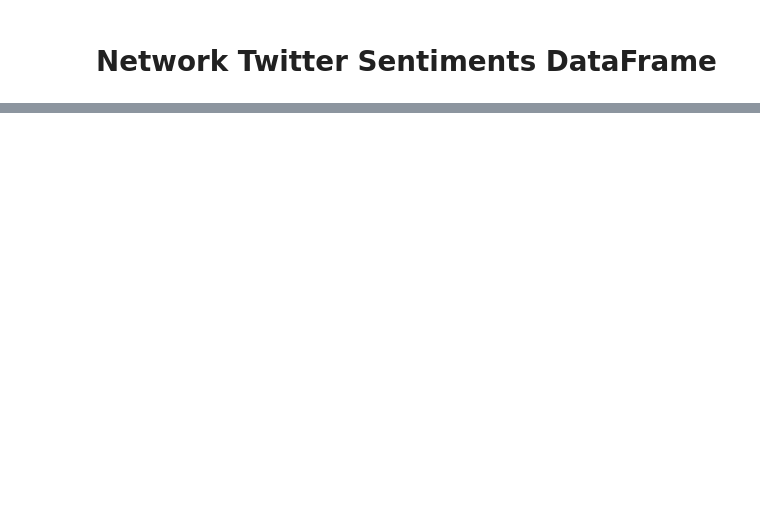
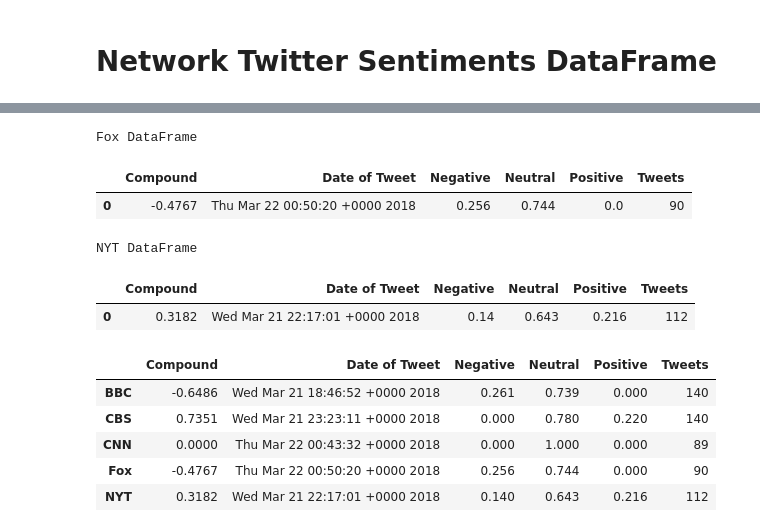
Before and after one commit to FutureGM/Distinguishing_Sentiments, a Jupyter notebook: Distinguishing_Sentiments.ipynb, the cells around one changed output, grey strips where cells are left out. Drawn from its saved outputs; the diff is of its cells as text; code cells hidden in the pictures; blank space fills up the shorter version.

```diff
--- a/Distinguishing_Sentiments.ipynb
+++ b/Distinguishing_Sentiments.ipynb
@@ -214,0 +327,71 @@ End of NYT Scores
+# %%
+foxSentiments_DF = pd.DataFrame({"Compound": compound_list4,
+                            "Positive": positive_list4,
+                            "Neutral": neutral_list4,
+                            "Negative": negative_list4,
+                            "Tweets": tweet_list4,
+                            "Date of Tweet": dates_list4})
+
+print("Fox DataFrame")
+fox = foxSentiments_DF
+fox
+# %% [output]
+Fox DataFrame
+|  | Compound | Date of Tweet | Negative | Neutral | Positive | Tweets |
+| 0 | -0.4767 | Thu Mar 22 00:50:20 +0000 2018 | 0.256 | 0.744 | 0.0 | 90 |
+# %%
+nytSentiments_DF = pd.DataFrame({"Compound": compound_list5,
+                            "Positive": positive_list5,
+                            "Neutral": neutral_list5,
+                            "Negative": negative_list5,
+                            "Tweets": tweet_list5,
+                            "Date of Tweet": dates_list5})
+
+print("NYT DataFrame")
+nyt = nytSentiments_DF
+nyt
+# %% [output]
+NYT DataFrame
+|  | Compound | Date of Tweet | Negative | Neutral | Positive | Tweets |
+| 0 | 0.3182 | Wed Mar 21 22:17:01 +0000 2018 | 0.14 | 0.643 | 0.216 | 112 |
+# %%
+#Merging all DataFrames for Plotting:
+#Trying Concatenating Objects
+
+# merge_DF = []
+# merge_DF = pd.merge(bbcSentiments_DF,
+#                     cbsSentiments_DF,
+#                     how="outer",
+#                     sort=True)
+
+# merge_DF = pd.merge(merge_DF,
+#                     cnnSentiments_DF,
+#                     how = "outer",
+#                     sort=True)
+
+# merge_DF = pd.merge(merge_DF,
+#                     foxSentiments_DF,
+#                     how = "outer",
+#                     sort=True)
+
+# merge_DF = pd.merge(merge_DF,
+#                     foxSentiments_DF,
+#                     how = "outer",
+#                     sort=True)
+
+# merge_DF = pd.merge(merge_DF,
+#                     nytSentiments_DF,
+#                     how = "outer",
+#                     sort=True)
+merge_DF = [bbc, cbs, cnn, fox, nyt]
+
+merge_results = pd.concat(merge_DF)
+merge_results.index = ["BBC", "CBS", "CNN", "Fox", "NYT"]
+merge_results
+# %% [output]
+|  | Compound | Date of Tweet | Negative | Neutral | Positive | Tweets |
+| BBC | -0.6486 | Wed Mar 21 18:46:52 +0000 2018 | 0.261 | 0.739 | 0.000 | 140 |
+| CBS | 0.7351 | Wed Mar 21 23:23:11 +0000 2018 | 0.000 | 0.780 | 0.220 | 140 |
+| CNN | 0.0000 | Thu Mar 22 00:43:32 +0000 2018 | 0.000 | 1.000 | 0.000 | 89 |
+| Fox | -0.4767 | Thu Mar 22 00:50:20 +0000 2018 | 0.256 | 0.744 | 0.000 | 90 |
+| NYT | 0.3182 | Wed Mar 21 22:17:01 +0000 2018 | 0.140 | 0.643 | 0.216 | 112 |
```
Also changed, not shown: parts of 14 cells of this notebook, 2 other files.
